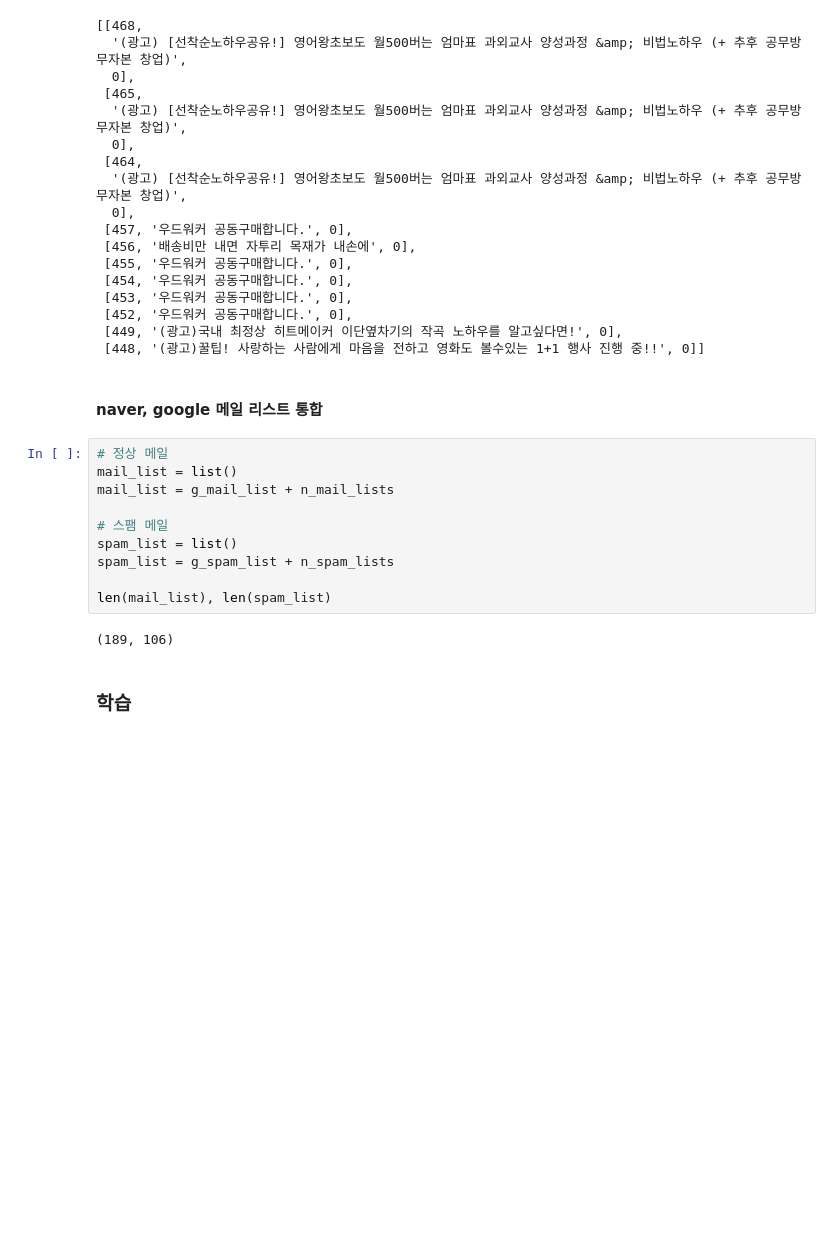
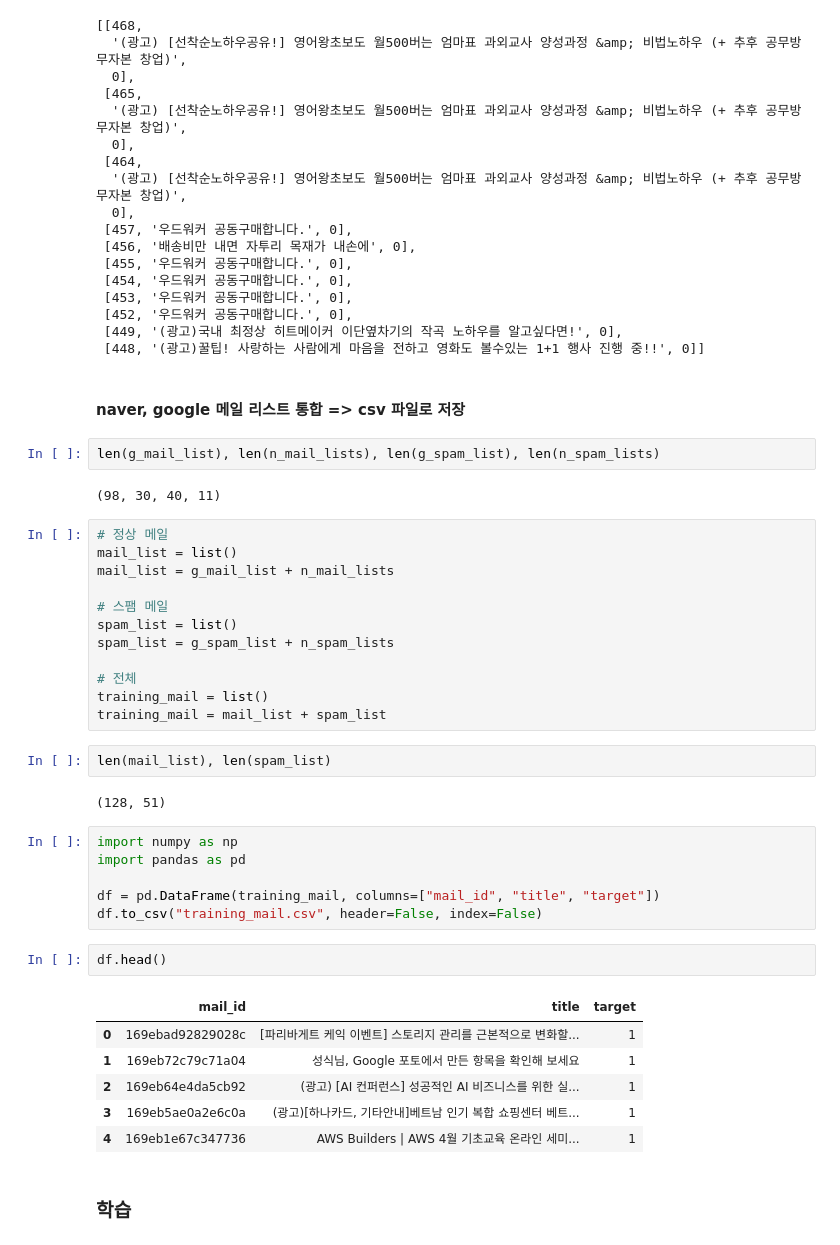
Before and after one commit to sungalex/nlp, a Jupyter notebook: lecture25-project4-spam-mail_classification.ipynb, the cells around one changed output. Drawn from its saved outputs; the diff is of its cells as text; blank space fills up the shorter version.

```diff
--- a/lecture25-project4-spam-mail_classification.ipynb
+++ b/lecture25-project4-spam-mail_classification.ipynb
@@ -358,7 +358,11 @@ n_spam_lists
  [449, '(광고)국내 최정상 히트메이커 이단옆차기의 작곡 노하우를 알고싶다면!', 0],
  [448, '(광고)꿀팁! 사랑하는 사람에게 마음을 전하고 영화도 볼수있는 1+1 행사 진행 중!!', 0]]
 # %% [markdown]
-#### naver, google 메일 리스트 통합
+#### naver, google 메일 리스트 통합 => csv 파일로 저장
+# %%
+len(g_mail_list), len(n_mail_lists), len(g_spam_list), len(n_spam_lists)
+# %% [output]
+(98, 30, 40, 11)
 # %%
 # 정상 메일
 mail_list = list()
@@ -368,8 +372,27 @@ mail_list = g_mail_list + n_mail_lists
 spam_list = list()
 spam_list = g_spam_list + n_spam_lists
 
-len(mail_list), len(spam_list)
+# 전체
+training_mail = list()
+training_mail = mail_list + spam_list
-# %% [output]
-(189, 106)
+# %%
+len(mail_list), len(spam_list)
+# %% [output]
+(128, 51)
+# %%
+import numpy as np
+import pandas as pd
+
+df = pd.DataFrame(training_mail, columns=["mail_id", "title", "target"])
+df.to_csv("training_mail.csv", header=False, index=False)
+# %%
+df.head()
+# %% [output]
+|  | mail_id | title | target |
+| 0 | 169ebad92829028c | [파리바게트 케익 이벤트] 스토리지 관리를 근본적으로 변화할... | 1 |
+| 1 | 169eb72c79c71a04 | 성식님, Google 포토에서 만든 항목을 확인해 보세요 | 1 |
+| 2 | 169eb64e4da5cb92 | (광고) [AI 컨퍼런스] 성공적인 AI 비즈니스를 위한 실... | 1 |
+| 3 | 169eb5ae0a2e6c0a | (광고)[하나카드, 기타안내]베트남 인기 복합 쇼핑센터 베트... | 1 |
+| 4 | 169eb1e67c347736 | AWS Builders | AWS 4월 기초교육 온라인 세미... | 1 |
 # %% [markdown]
 ### 학습
```
Also changed, not shown: parts of 4 cells of this notebook, 1 other file.
